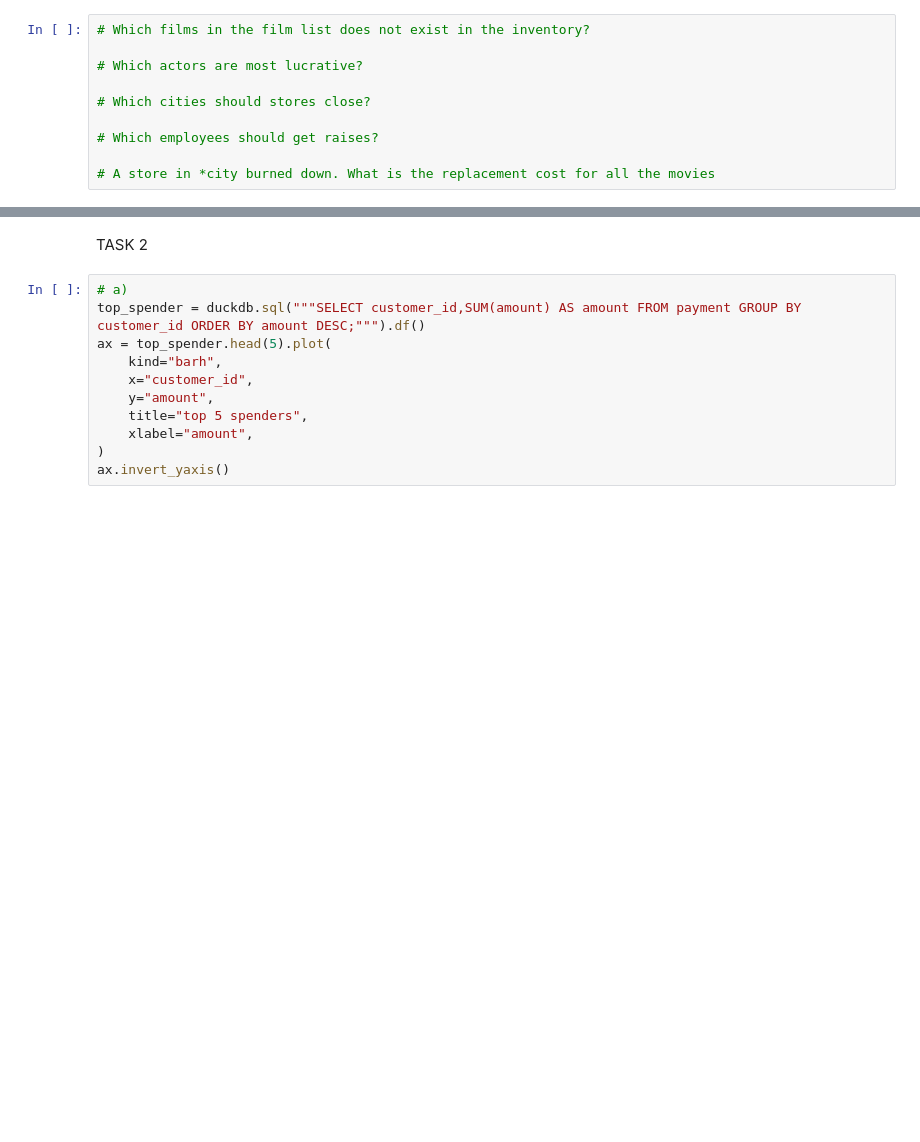
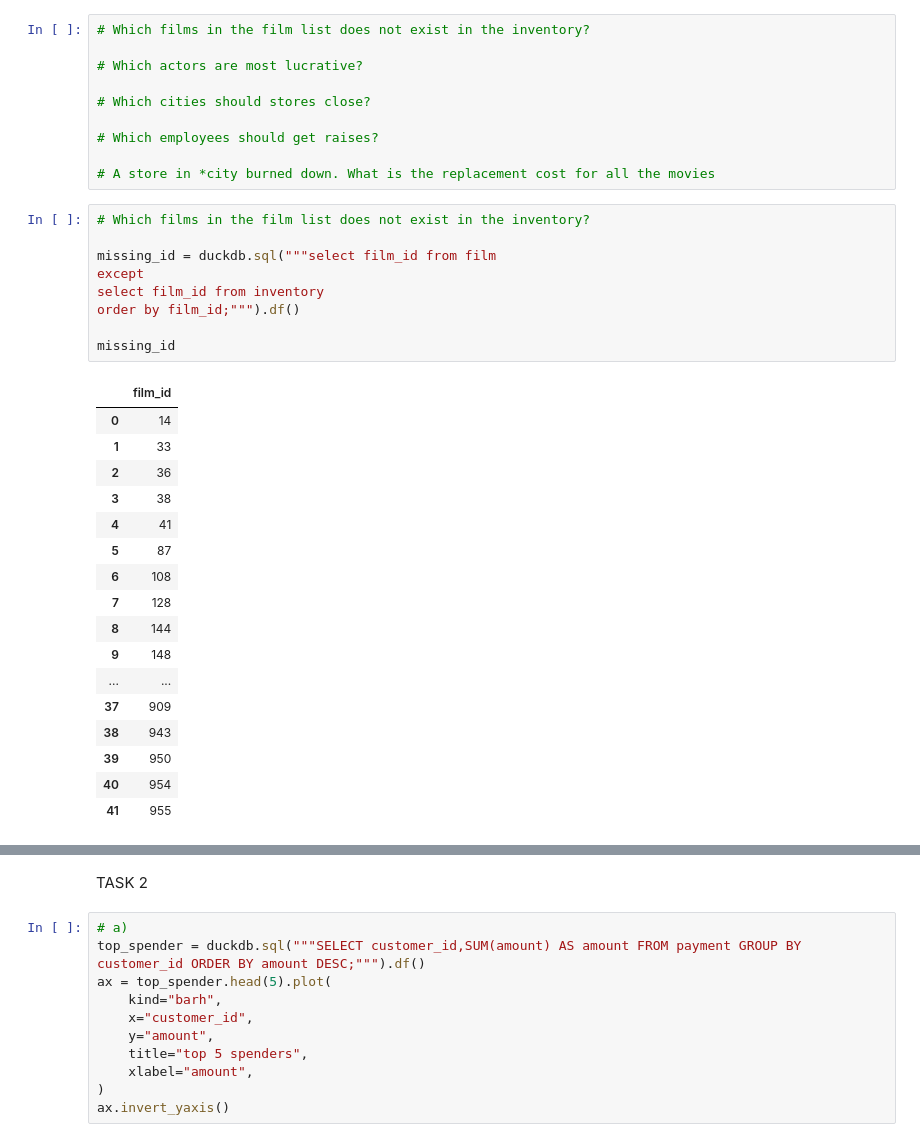
Before and after one commit to karlrydberg-stack/lab_sql_karl_rydberg_de25, a Jupyter notebook: test_sakila.ipynb, the cells around one changed output, grey strips where cells are left out. Saved outputs shown, nothing was run; the diff lists cells and outputs as text; blank space fills up the shorter version.

```diff
--- a/test_sakila.ipynb
+++ b/test_sakila.ipynb
@@ -93,3 +87,30 @@ e
 # Which employees should get raises?
 
 # A store in *city burned down. What is the replacement cost for all the movies
+# %%
+# Which films in the film list does not exist in the inventory?
+
+missing_id = duckdb.sql("""select film_id from film
+except
+select film_id from inventory
+order by film_id;""").df()
+
+missing_id
+# %% [output]
+|  | film_id |
+| 0 | 14 |
+| 1 | 33 |
+| 2 | 36 |
+| 3 | 38 |
+| 4 | 41 |
+| 5 | 87 |
+| 6 | 108 |
+| 7 | 128 |
+| 8 | 144 |
+| 9 | 148 |
+| ... | ... |
+| 37 | 909 |
+| 38 | 943 |
+| 39 | 950 |
+| 40 | 954 |
+| 41 | 955 |
```
Also changed, not shown: parts of 4 cells of this notebook, 14 other files.
